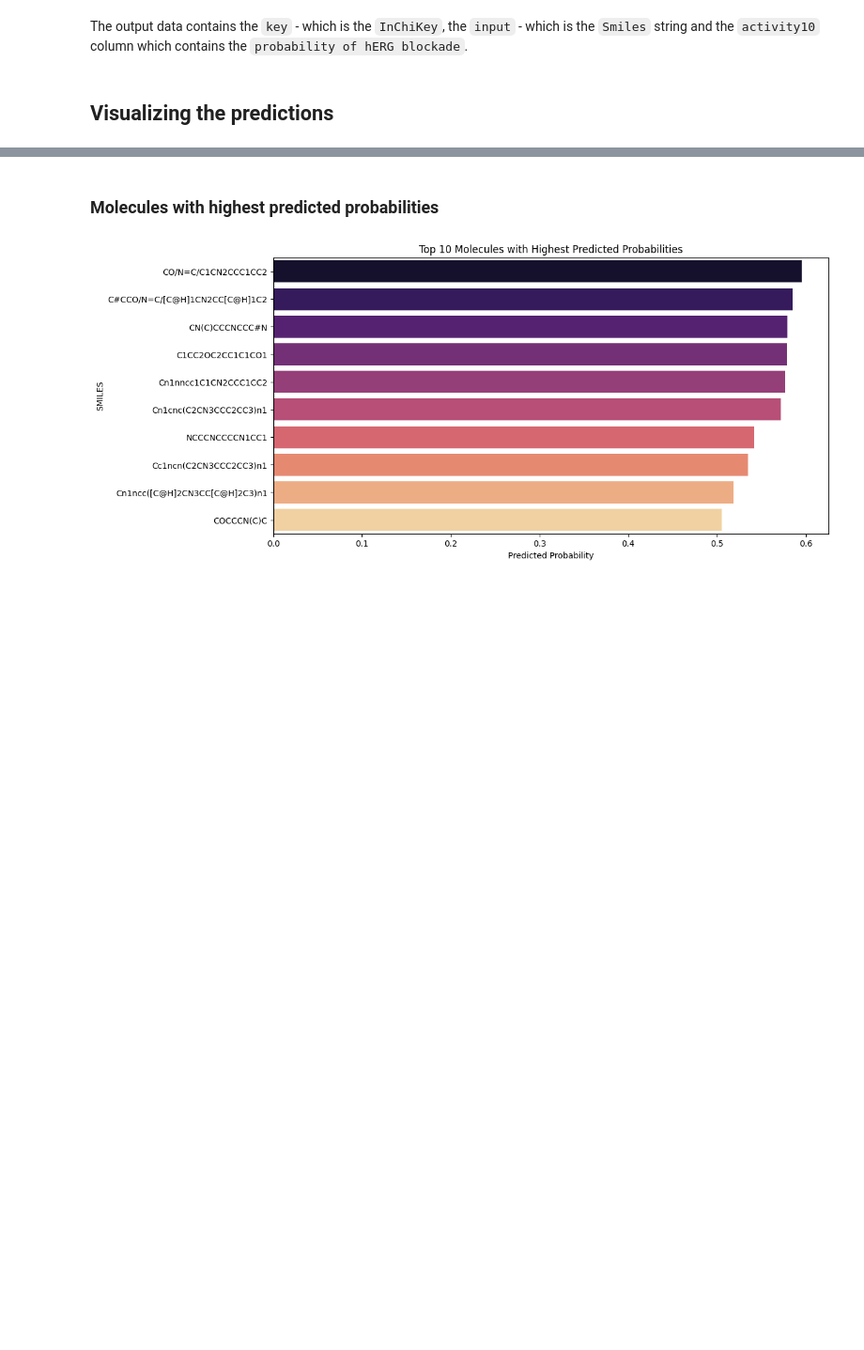
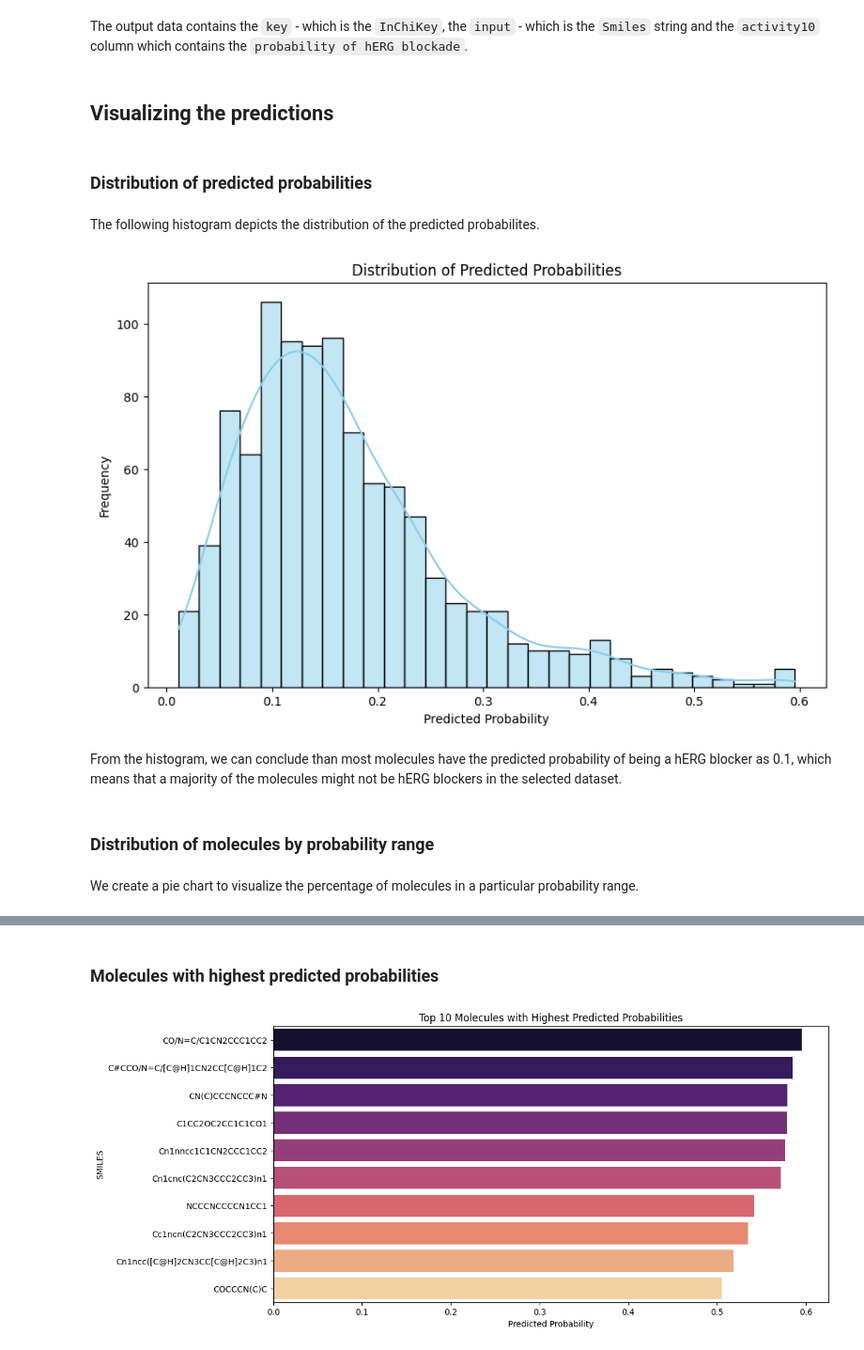
Before and after one commit to dubeyayushi/Contribution-Period-Ersilia, a Jupyter notebook: notebooks/model_bias (eos30gr).ipynb, the cells around one changed output, grey strips where cells are left out. Shown at 94% size. Saved outputs shown, nothing was run; the diff lists cells and outputs as text; code cells hidden in the pictures; blank space fills up the shorter version.

```diff
--- a/notebooks/model_bias (eos30gr).ipynb
+++ b/notebooks/model_bias (eos30gr).ipynb
@@ -272,3 +272,31 @@ memory usage: 23.6+ KB
 The output data contains the `key` - which is the `InChiKey`, the `input` - which is the `Smiles` string and the `activity10` column which contains the `probability of hERG blockade`.
 # %% [markdown]
 ## Visualizing the predictions
+# %% [markdown]
+### Distribution of predicted probabilities
+# %% [markdown]
+The following histogram depicts the distribution of the predicted probabilites.
+# %%
+# Create a histogram
+plt.figure(figsize=(10, 6))
+sns.histplot(predictions_df['activity10'], bins=30, kde=True, color='skyblue')
+
+# Set plot labels and title
+plt.xlabel('Predicted Probability')
+plt.ylabel('Frequency')
+plt.title('Distribution of Predicted Probabilities')
+
+#Save the plot
+figure_path = '../figures/distribution_of_predicted_probabilites.png'
+plt.savefig(figure_path)
+
+# Show the plot
+plt.show()
+# %% [output]
+[figure, added]
+# %% [markdown]
+From the histogram, we can conclude than most molecules have the predicted probability of being a hERG blocker as 0.1, which means that a majority of the molecules might not be hERG blockers in the selected dataset.
+# %% [markdown]
+### Distribution of molecules by probability range
+# %% [markdown]
+We create a pie chart to visualize the percentage of molecules in a particular probability range.
```
Also changed, not shown: parts of 9 cells of this notebook, 2 other files.
